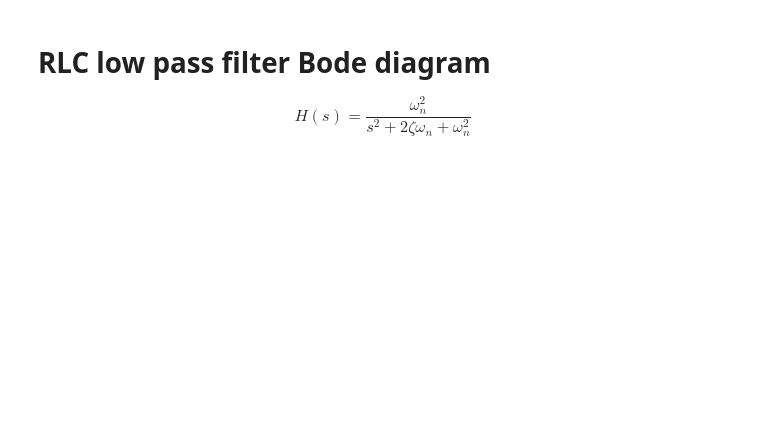
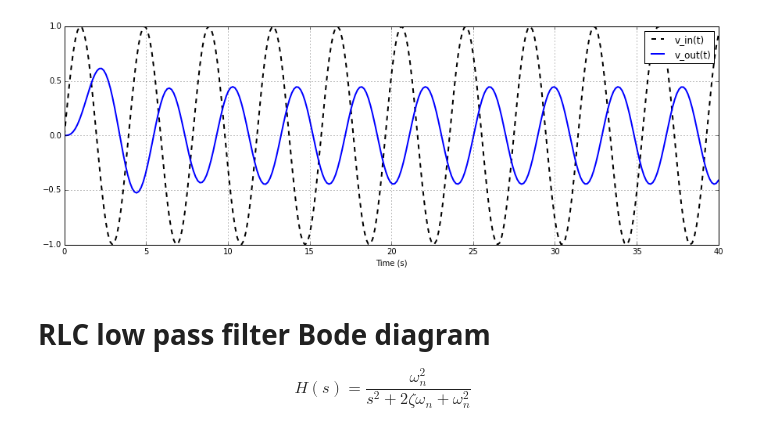
Before and after one commit to aalcocer/linear-systems, a Jupyter notebook: RLC low pass filter analysis.ipynb, the cells around one changed output. Saved outputs shown, nothing was run; the diff lists cells and outputs as text; code cells hidden in the pictures; blank space fills up the shorter version.

```diff
--- a/RLC low pass filter analysis.ipynb
+++ b/RLC low pass filter analysis.ipynb
@@ -46,3 +52,26 @@ ipywidgets.interact(pltRLC, vin =wvin, L=wL, R=wR, C = wC);
+# %%
+def pltLRC_forced(omega,z,b):
+    N = 300 # number of points
+    tend = 40 # end time
+    t = np.linspace(0,tend,N) # time vector
+    u = np.sin(b*t) # sinusoidal input signal with freq z
+    sys = control.tf(omega**2,[1,2*z*omega,omega**2]) # creates transfer function system
+    t, yout, xout = control.forced_response(sys, t, u, 0) # simulates system response to input u
+    # figures
+    plt.figure(figsize=(15,5))
+    plt.plot(t,u,'k--',linewidth=2,label='v_in(t)')
+    plt.plot(t,yout,'b',linewidth =2,label='v_out(t)')
+    plt.grid()
+    plt.xlabel("Time (s)")
+    plt.legend()
+    #plt.show()
+# %%
+womega = ipywidgets.FloatSlider(min =0.1,max=5,step=.1,value=1,description='Natural frequency w_n[rads/s]')
+wz = ipywidgets.FloatSlider(min =0,max=2,step=.01,value=.5,description='Damping ratio z')
+wb = ipywidgets.FloatSlider(min =0.1,max=10,step=.1,value=1,description='Input sine wave frequency b[rads/s]')
+ipywidgets.interact(pltLRC_forced, omega=womega, z=wz, b=wb);
+# %% [output]
+[figure, added]
 # %% [markdown]
 # RLC low pass filter Bode diagram
 
```
Also changed, not shown: parts of 6 cells of this notebook.
